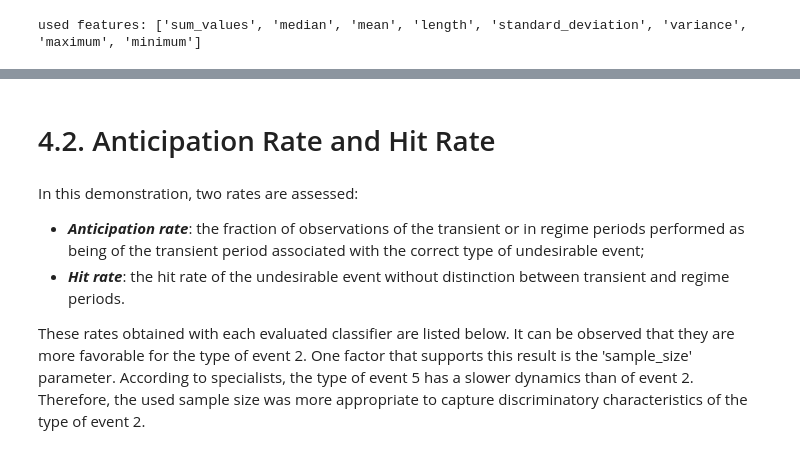
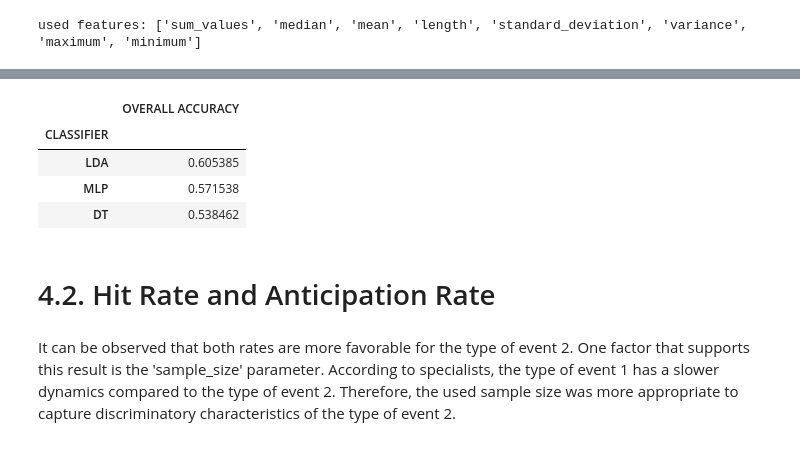
Before and after one commit to ricardovvargas/3w_dataset, a Jupyter notebook: demos/demo_4_example_of_early_classification_implementation.ipynb, the cells around one changed output, grey strips where cells are left out. Saved outputs shown, nothing was run; the diff lists cells and outputs as text; code cells hidden in the pictures.

```diff
--- a/demos/demo_4_example_of_early_classification_implementation.ipynb
+++ b/demos/demo_4_example_of_early_classification_implementation.ipynb
@@ -430,10 +448,13 @@ for clf_name, _ in clfs.items():
+# %%
+oaccs.set_index('CLASSIFIER').sort_values(by=['OVERALL ACCURACY'], ascending=False)
+# %% [output]
+|  | OVERALL ACCURACY |
+| CLASSIFIER |  |
+| LDA | 0.605385 |
+| MLP | 0.571538 |
+| DT | 0.538462 |
 # %% [markdown]
-# 4.2. Anticipation Rate and Hit Rate
+# 4.2. Hit Rate and Anticipation Rate
 # %% [markdown]
-In this demonstration, two rates are assessed:
-
-- **_Anticipation rate_**: the fraction of observations of the transient or in regime periods performed as being of the transient period associated with the correct type of undesirable event;
-- **_Hit rate_**: the hit rate of the undesirable event without distinction between transient and regime periods.
-
-These rates obtained with each evaluated classifier are listed below. It can be observed that they are more favorable for the type of event 2. One factor that supports this result is the 'sample_size' parameter. According to specialists, the type of event 5 has a slower dynamics than of event 2. Therefore, the used sample size was more appropriate to capture discriminatory characteristics of the type of event 2.
+It can be observed that both rates are more favorable for the type of event 2. One factor that supports this result is the 'sample_size' parameter. According to specialists, the type of event 1 has a slower dynamics compared to the type of event 2. Therefore, the used sample size was more appropriate to capture discriminatory characteristics of the type of event 2.
 # %%
```
Also changed, not shown: parts of 15 cells of this notebook.
